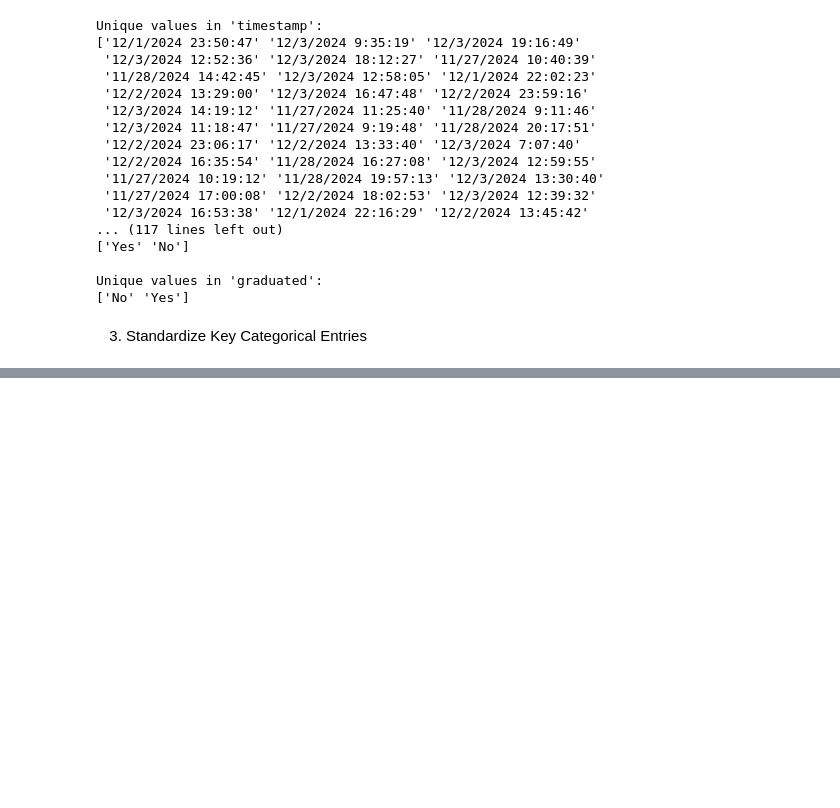
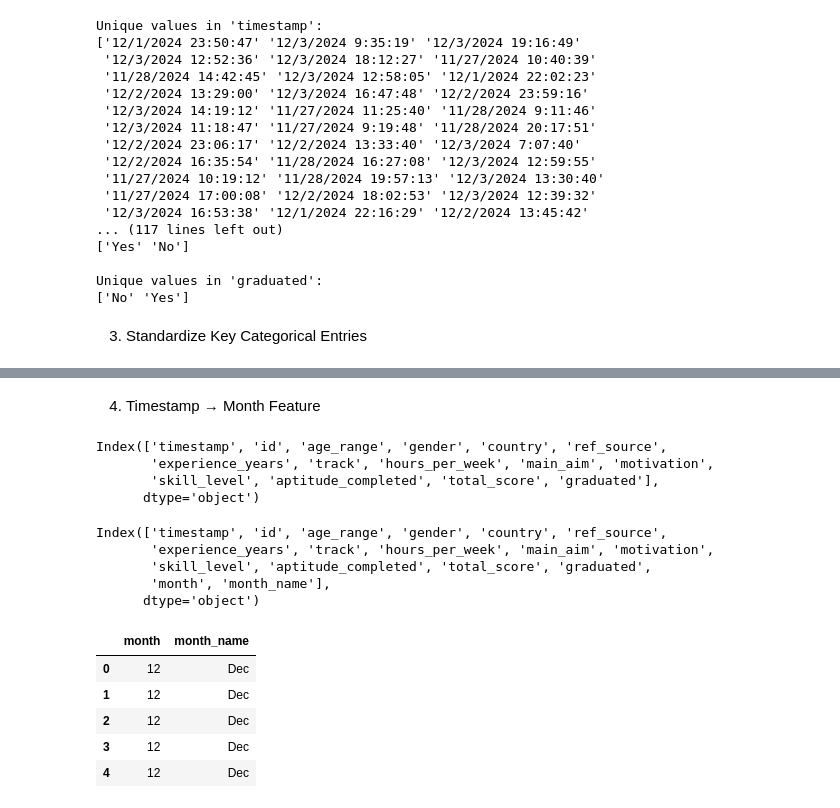
Before and after one commit to J-Kimani/DS, a Jupyter notebook: Projects/Data Proficiency Project/Data Proficiency Project.ipynb, the cells around one changed output, grey strips where cells are left out. Drawn from its saved outputs; the diff is of its cells as text; code cells hidden in the pictures; blank space fills up the shorter version.

```diff
--- a/Projects/Data Proficiency Project/Data Proficiency Project.ipynb
+++ b/Projects/Data Proficiency Project/Data Proficiency Project.ipynb
@@ -374,0 +493,33 @@ Unique values in 'graduated':
+# %% [markdown]
+4. Timestamp → Month Feature
+# %%
+df2.columns
+# %% [output]
+Index(['timestamp', 'id', 'age_range', 'gender', 'country', 'ref_source',
+       'experience_years', 'track', 'hours_per_week', 'main_aim', 'motivation',
+       'skill_level', 'aptitude_completed', 'total_score', 'graduated'],
+      dtype='object')
+# %%
+# Parse timestamp (day-first appears unlikely; dataset seems M/D/Y H:M:S)
+df2['timestamp'] = pd.to_datetime(df2['timestamp'], errors= 'coerce', infer_datetime_format= True)
+
+# Extract month number and month name
+df2["month"] = df2["timestamp"].dt.month
+df2["month_name"] = df2["timestamp"].dt.month_name().str[:3]
+# %%
+df2.columns
+# %% [output]
+Index(['timestamp', 'id', 'age_range', 'gender', 'country', 'ref_source',
+       'experience_years', 'track', 'hours_per_week', 'main_aim', 'motivation',
+       'skill_level', 'aptitude_completed', 'total_score', 'graduated',
+       'month', 'month_name'],
+      dtype='object')
+# %%
+df2[["month", "month_name"]].head()
+# %% [output]
+|  | month | month_name |
+| 0 | 12 | Dec |
+| 1 | 12 | Dec |
+| 2 | 12 | Dec |
+| 3 | 12 | Dec |
+| 4 | 12 | Dec |
```
Also changed, not shown: parts of 16 cells of this notebook, 1 other file.
